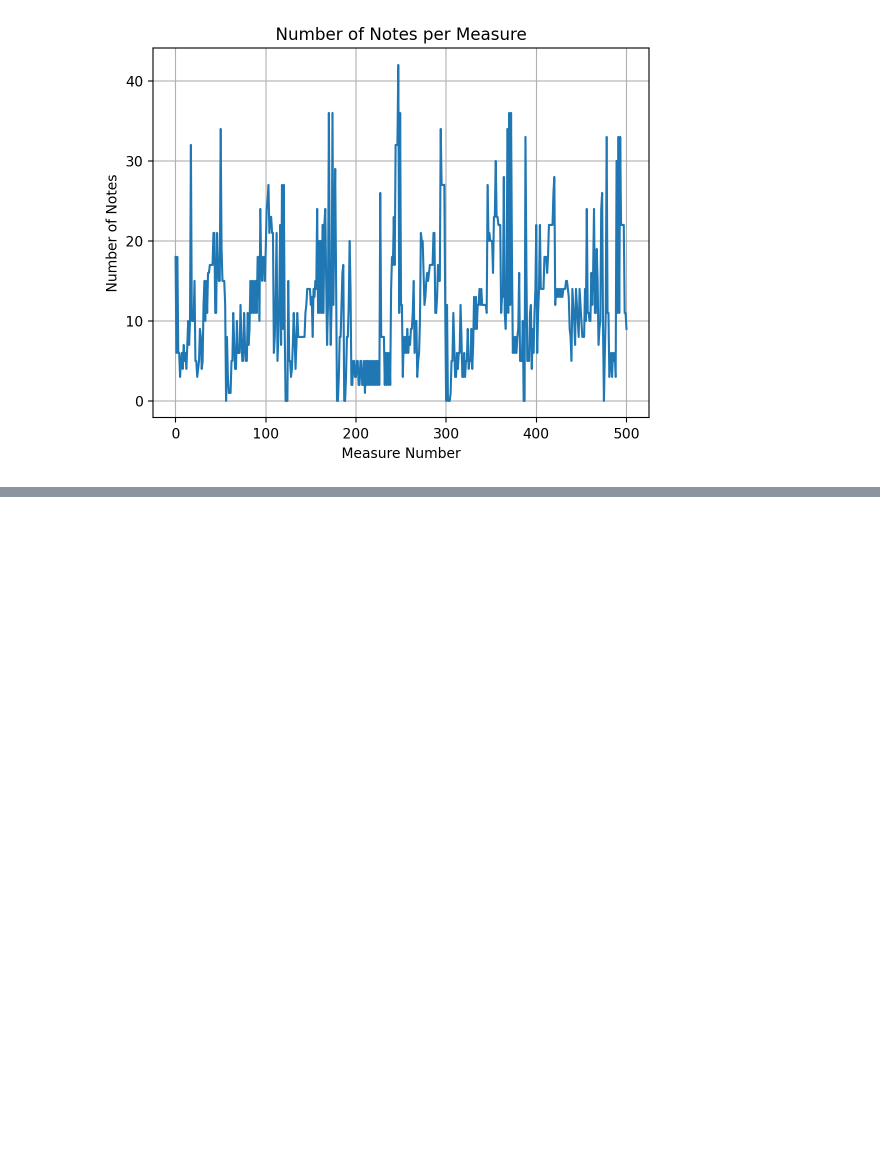
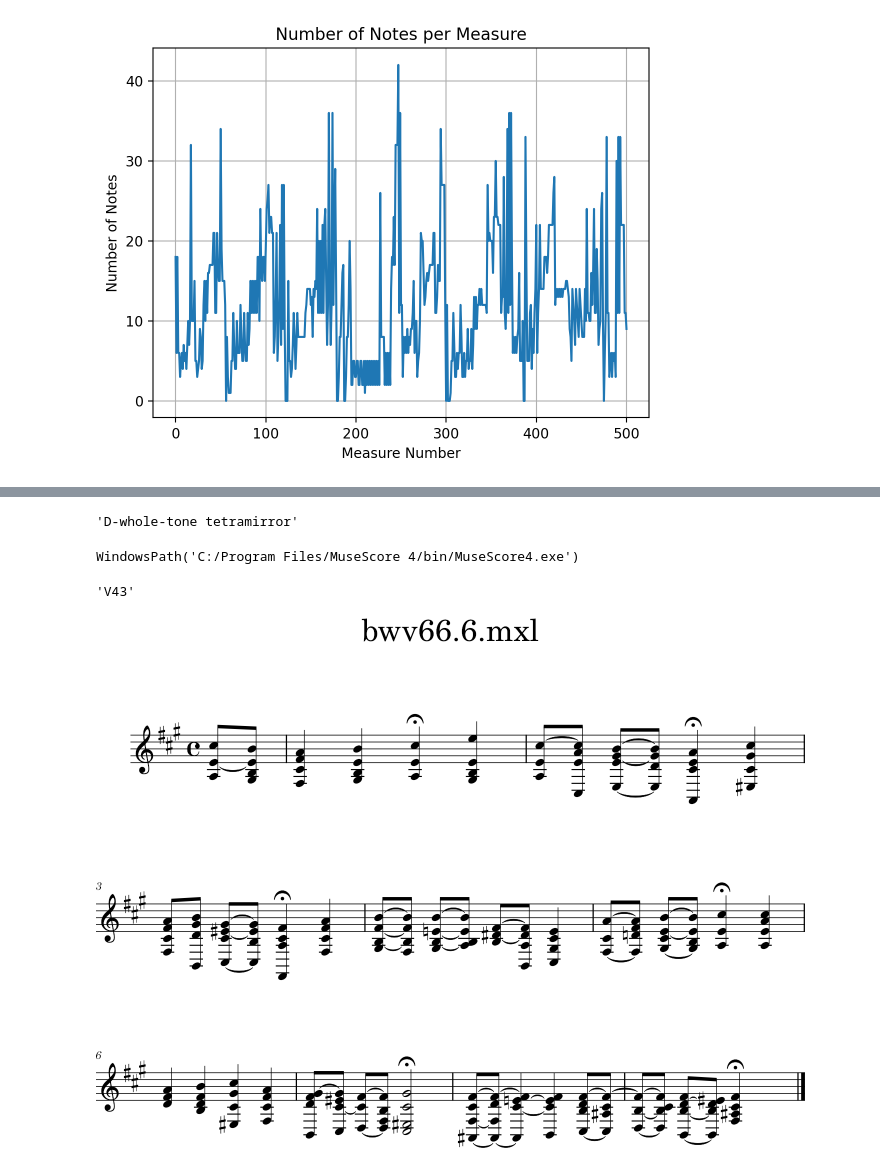
Before and after one commit to Fr0stbyteR/music-programming-2024-python, a Jupyter notebook: music21.ipynb, the cells around one changed output, grey strips where cells are left out. Cells and saved outputs as stored; diff of their text form; code cells hidden in the pictures; blank space fills up the shorter version.

```diff
--- a/music21.ipynb
+++ b/music21.ipynb
@@ -109,0 +178,20 @@ plt.show()
+# %%
+chord_x = chord.Chord("C D E F#")
+chord_x.pitchedCommonName
+# %% [output]
+'D-whole-tone tetramirror'
+# %%
+us = environment.UserSettings()
+us["musescoreDirectPNGPath"]
+# %% [output]
+WindowsPath('C:/Program Files/MuseScore 4/bin/MuseScore4.exe')
+# %%
+roman.romanNumeralFromChord(chord4, key.Key("C")).figure
+# %% [output]
+'V43'
+# %%
+b = corpus.parse('bwv66.6')
+bChords = b.chordify()
+bChords.show()
+# %% [output]
+[figure, added]
```
Also changed, not shown: parts of 17 cells of this notebook, 2 other files.
